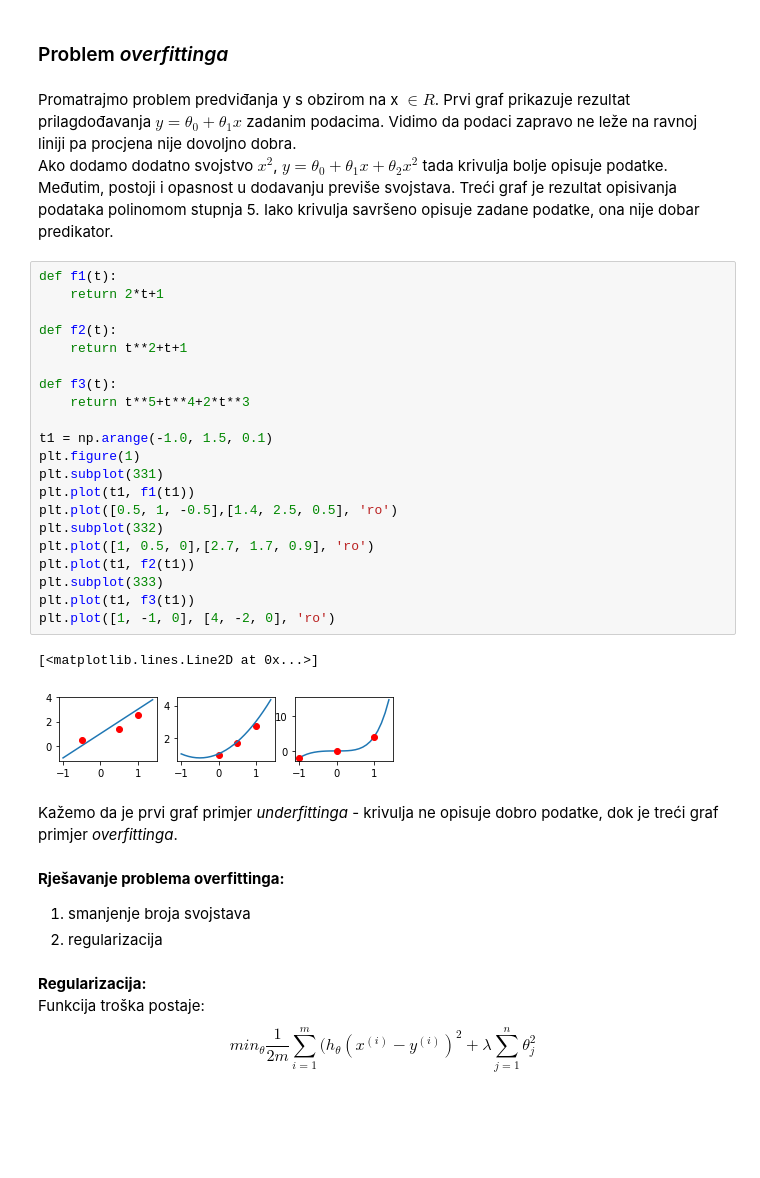
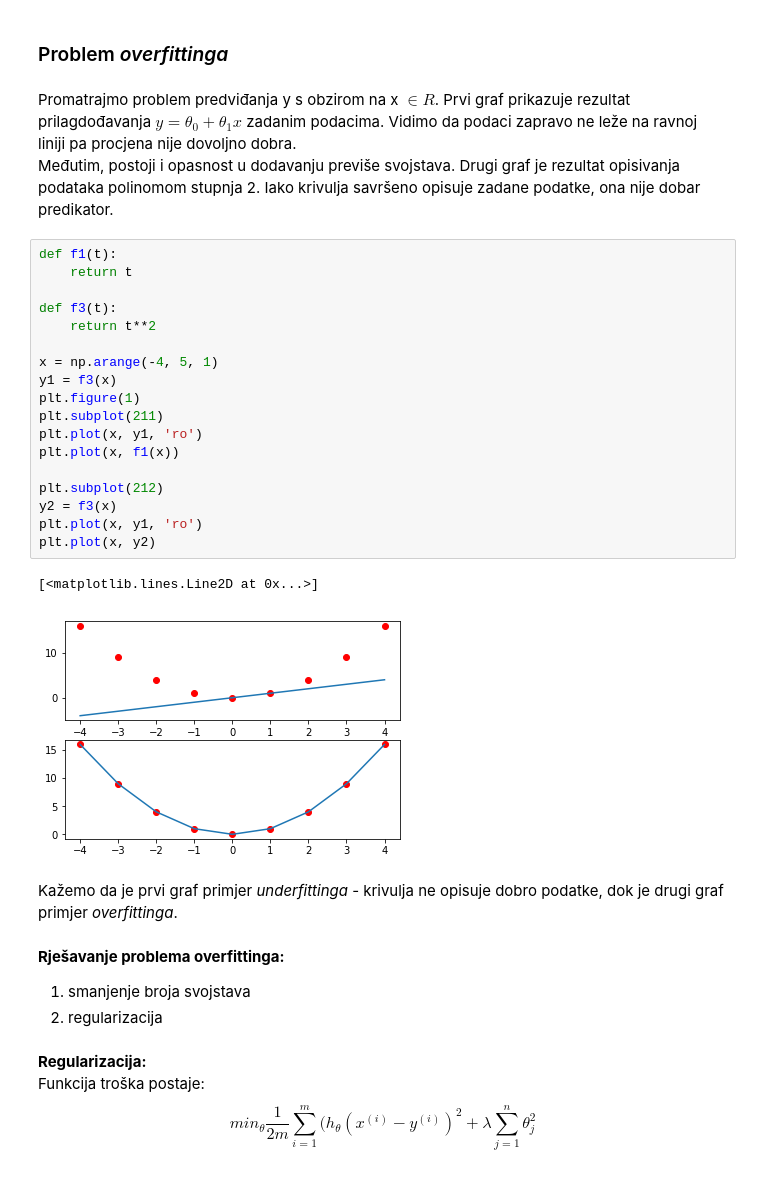
Before and after one commit to lucijamihalj/MSzadaca, a Jupyter notebook: strojno_ucenje.ipynb, the cells around one changed output. Cells and saved outputs as stored; diff of their text form; blank space fills up the shorter version.

```diff
--- a/strojno_ucenje.ipynb
+++ b/strojno_ucenje.ipynb
@@ -413,34 +419,30 @@ vjerojatnost = predict(parametri.T, student)
 ### Problem *overfittinga*
 # %% [markdown]
 Promatrajmo problem predviđanja y s obzirom na x $\in R$. Prvi graf prikazuje rezultat prilagdođavanja $y=\theta_{0}+\theta_{1}x$ zadanim podacima. Vidimo da podaci zapravo ne leže na ravnoj liniji pa procjena nije dovoljno dobra. <br>
-Ako dodamo dodatno svojstvo $x^{2}$, $y=\theta_{0}+\theta_{1}x+\theta_{2}x^{2}$ tada krivulja bolje opisuje podatke. <br>
-Međutim, postoji i opasnost u dodavanju previše svojstava. Treći graf je rezultat opisivanja podataka polinomom stupnja 5. Iako krivulja savršeno opisuje zadane podatke, ona nije dobar predikator. <br>
+Međutim, postoji i opasnost u dodavanju previše svojstava. Drugi graf je rezultat opisivanja podataka polinomom stupnja 2. Iako krivulja savršeno opisuje zadane podatke, ona nije dobar predikator. <br>
-# %%
-def f1(t):
-    return 2*t+1
-
-def f2(t):
-    return t**2+t+1
-
-def f3(t):
-    return t**5+t**4+2*t**3
-
-t1 = np.arange(-1.0, 1.5, 0.1)
-plt.figure(1)
-plt.subplot(331)
-plt.plot(t1, f1(t1))
-plt.plot([0.5, 1, -0.5],[1.4, 2.5, 0.5], 'ro')
-plt.subplot(332)
-plt.plot([1, 0.5, 0],[2.7, 1.7, 0.9], 'ro')
-plt.plot(t1, f2(t1))
-plt.subplot(333)
-plt.plot(t1, f3(t1))
-plt.plot([1, -1, 0], [4, -2, 0], 'ro')
-# %% [output]
-[<matplotlib.lines.Line2D at 0x...>]
-[figure, removed]
+# %%
+def f1(t):
+    return t
+
+def f3(t):
+    return t**2
+
+x = np.arange(-4, 5, 1)
+y1 = f3(x)
+plt.figure(1)
+plt.subplot(211)
+plt.plot(x, y1, 'ro')
+plt.plot(x, f1(x))
+
+plt.subplot(212)
+y2 = f3(x)
+plt.plot(x, y1, 'ro')
+plt.plot(x, y2)
+# %% [output]
+[<matplotlib.lines.Line2D at 0x...>]
+[figure, added]
 # %% [markdown]
-Kažemo da je prvi graf primjer *underfittinga* - krivulja ne opisuje dobro podatke, dok je treći graf primjer *overfittinga*. <br> <br>
+Kažemo da je prvi graf primjer *underfittinga* - krivulja ne opisuje dobro podatke, dok je drugi graf primjer *overfittinga*. <br> <br>
 **Rješavanje problema overfittinga:** <br>
 1. smanjenje broja svojstava
 2. regularizacija
```
Also changed, not shown: parts of 11 cells of this notebook.
